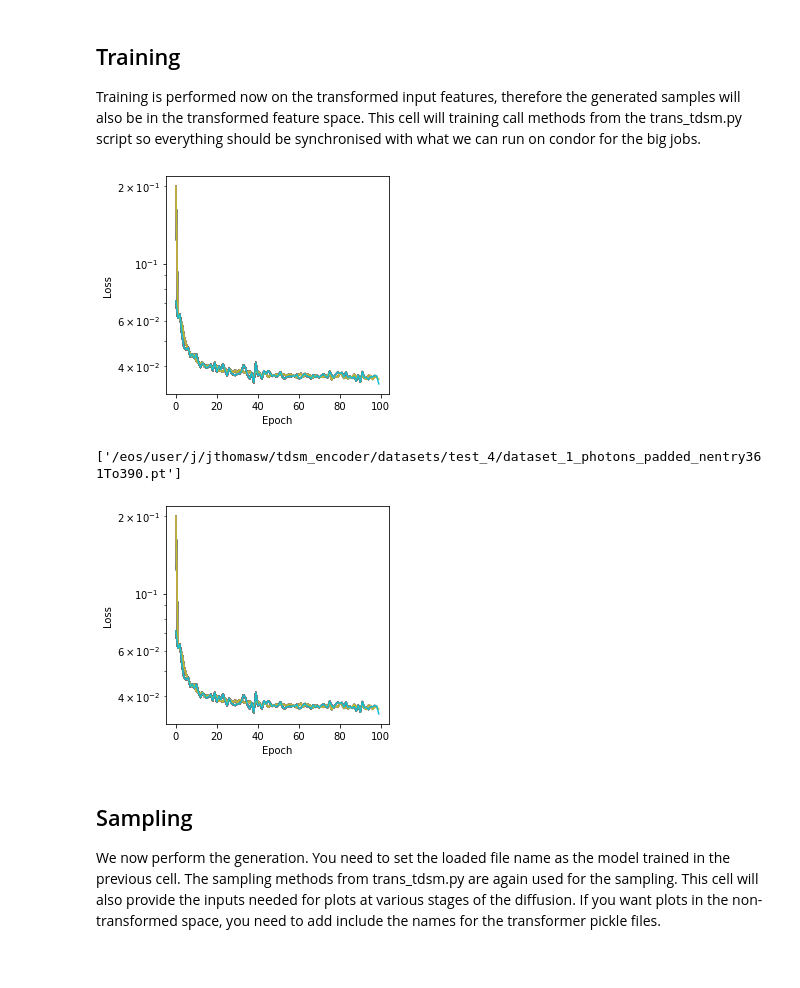
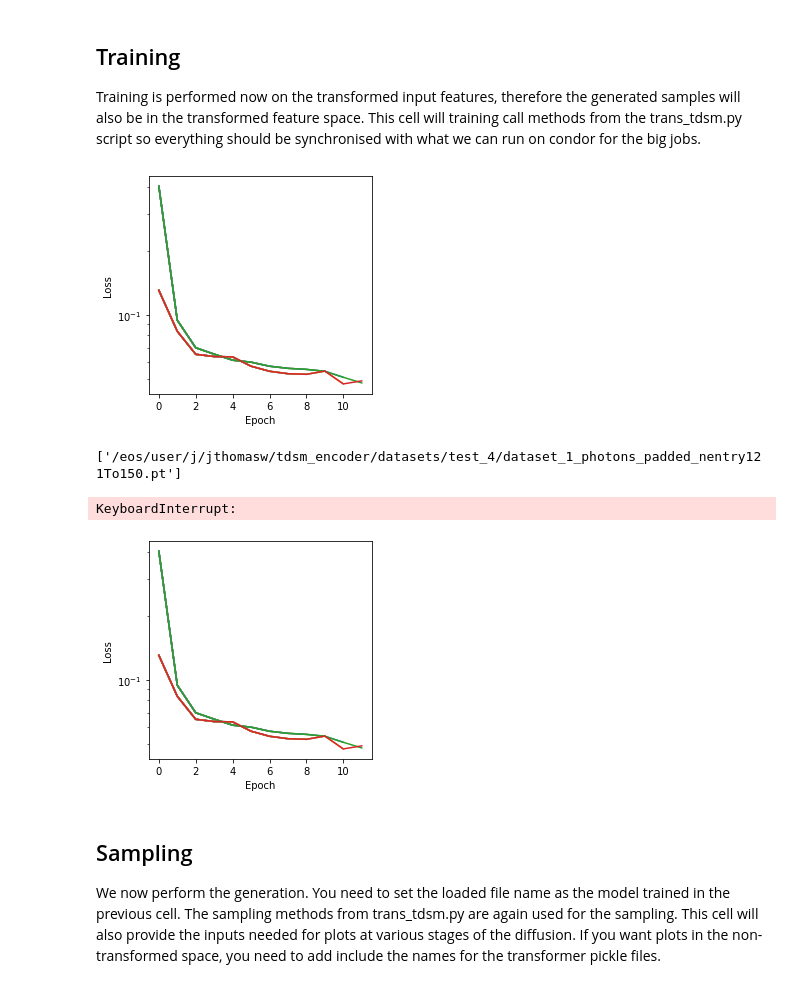
Before and after one commit to vincentchen566/tdsm_encoder, a Jupyter notebook: tdsm_encoder.ipynb, the cells around one changed output. Saved outputs shown, nothing was run; the diff lists cells and outputs as text; code cells hidden in the pictures.

```diff
--- a/tdsm_encoder.ipynb
+++ b/tdsm_encoder.ipynb
@@ -46,8 +30,10 @@ device = 'cuda' if torch.cuda.is_available() else 'cpu'
 padding_value = 0.0
 
 dataset = "dataset_1_photons_padded_nentry"
-#dataset_store_path = "/eos/user/j/jthomasw/tdsm_encoder/datasets/test_4/"
-dataset_store_path = "/eos/user/j/jthomasw/tdsm_encoder/datasets/smeared_padding/"
+preproc_dataset_name = 'quantile_transformer_uniform_plus1'
+#preproc_dataset_name = 'test_4'
+dataset_store_path = os.path.join("/eos/user/j/jthomasw/tdsm_encoder/datasets/", preproc_dataset_name)
+#dataset_store_path = "/eos/user/j/jthomasw/tdsm_encoder/datasets/smeared_padding/"
 transform = None
 transform_y = None
 mask = True
@@ -99,6 +85,7 @@ for filename in os.listdir(dataset_store_path):
         files_list_.append(os.path.join(dataset_store_path, filename))
 print(files_list_)
 
+# Instantiate model
 model=trans_tdsm.Gen(n_feat_dim, embed_dim, hidden_dim, num_encoder_blocks, num_attn_heads, dropout_gen, marginal_prob_std=marginal_prob_std_fn)
 
 table = PrettyTable(['Module name', 'Parameters listed'])
@@ -880,7 +911,7 @@ NameError: name 'epochs' is not defined
 
 Training is performed now on the transformed input features, therefore the generated samples will also be in the transformed feature space. This cell will training call methods from the trans_tdsm.py script so everything should be synchronised with what we can run on condor for the big jobs.
 # %%
-output_directory = workingdir+'/training_'+datetime.now().strftime('%Y%m%d_%H%M')+'_output/'
+output_directory = workingdir+'/training_'+datetime.now().strftime('%Y%m%d_%H%M')+'_'+preproc_dataset_name+'/'
 if not os.path.exists(output_directory):
     os.makedirs(output_directory)
 optimiser = RAdam(model.parameters(),lr=lr)
@@ -942,36 +973,37 @@ for epoch in epochs:
             # Loss average for each batch
             loss = trans_tdsm.loss_fn(model, shower_data, incident_energies, marginal_prob_std_fn, padding_value, device=device)
             # Accumulate batch loss per epoch
             cumulative_epoch_loss+=float(loss)
             # collect dL/dx for any parameters (x) which have requires_grad = True via: x.grad += dL/dx
             loss.backward()
             # Update value of x += -lr * x.grad
             optimiser.step()
 
         # Testing on subset of file
         for i, (shower_data,incident_energies) in enumerate(shower_loader_test,0):
             with torch.no_grad():
                 model.eval()
                 shower_data = shower_data.to(device)
                 incident_energies = incident_energies.to(device)
                 test_loss = trans_tdsm.loss_fn(model, shower_data, incident_energies, marginal_prob_std_fn, padding_value, device=device)
                 cumulative_test_epoch_loss+=float(test_loss)
 
     # Calculate average loss per epoch
     av_training_losses_per_epoch.append(cumulative_epoch_loss/training_batches_per_epoch)
     av_testing_losses_per_epoch.append(cumulative_test_epoch_loss/testing_batches_per_epoch)
     epochs.set_description('Average Loss: {:5f}(Train) {:5f}(Test)'.format(cumulative_epoch_loss/training_batches_per_epoch, cumulative_test_epoch_loss/testing_batches_per_epoch))
     ax.plot(av_training_losses_per_epoch, label='training')
     ax.plot(av_testing_losses_per_epoch, label='testing')
     dh.update(fig)
     if n_epochs%5 == 0:
         torch.save(model.state_dict(), output_directory+'ckpt_tmp_'+str(epoch)+'.pth')
 fig.savefig(output_directory+'loss_v_epoch.png')
 torch.save(model.state_dict(), output_directory+'ckpt_tmp_'+str(epoch)+'.pth')
 # %% [output]
-[figure, old version]
+[figure, new version]
-['/eos/user/j/jthomasw/tdsm_encoder/datasets/test_4/dataset_1_photons_padded_nentry361To390.pt']
+['/eos/user/j/jthomasw/tdsm_encoder/datasets/test_4/dataset_1_photons_padded_nentry121To150.pt']
+KeyboardInterrupt:
-[figure, old version]
+[figure, new version]
 # %% [markdown]
 ## Sampling
 We now perform the generation. You need to set the loaded file name as the model trained in the previous cell. The sampling methods from trans_tdsm.py are again used for the sampling. This cell will also provide the inputs needed for plots at various stages of the diffusion. If you want plots in the non-transformed space, you need to add include the names for the transformer pickle files.
```
Also changed, not shown: parts of 10 cells of this notebook, 3 other files.
